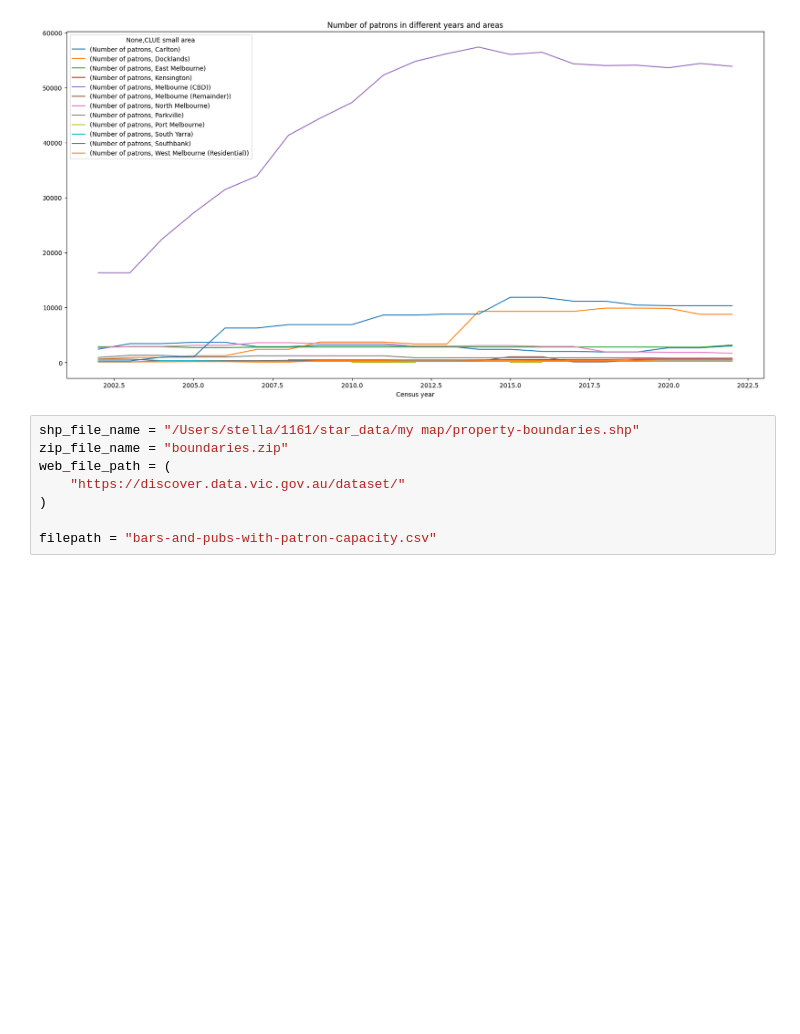
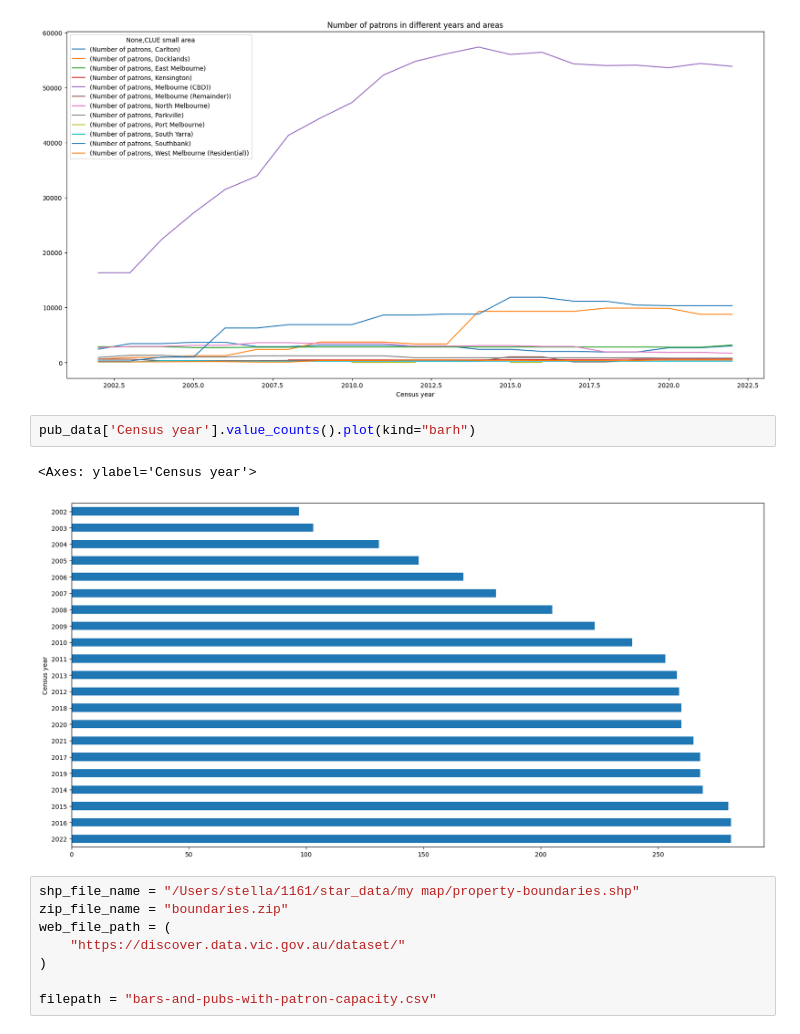
Before and after one commit to 79Stellaa/star_data, a Jupyter notebook: my data final.ipynb, the cells around one changed output. Cells and saved outputs as stored; diff of their text form; blank space fills up the shorter version.

```diff
--- a/my data final.ipynb
+++ b/my data final.ipynb
@@ -150,6 +150,11 @@ plt.title('Number of patrons in different years and areas')
 # %% [output]
 Text(0.5, 1.0, 'Number of patrons in different years and areas')
 [figure]
+# %%
+pub_data['Census year'].value_counts().plot(kind="barh")
+# %% [output]
+<Axes: ylabel='Census year'>
+[figure, added]
 # %%
 shp_file_name = "/Users/stella/1161/star_data/my map/property-boundaries.shp"
 zip_file_name = "boundaries.zip"
```
